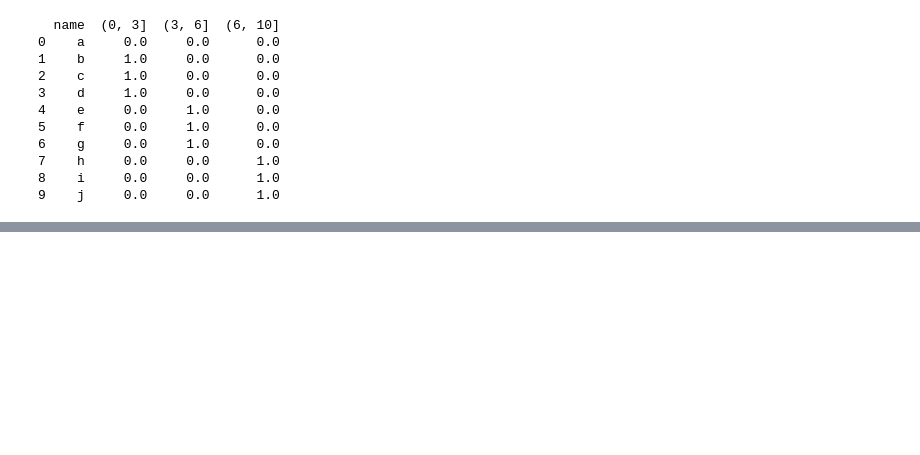
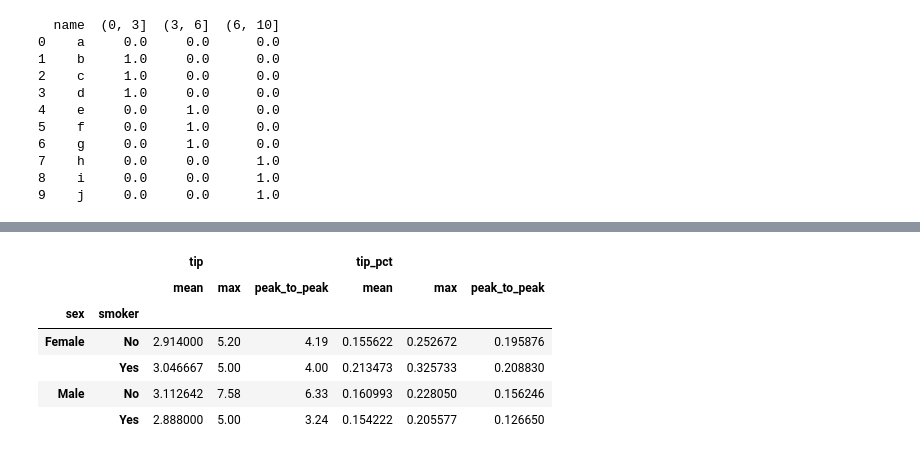
Before and after one commit to jeffmxh/jupyter_notebook, a Jupyter notebook: pandas_learn.ipynb, the cells around one changed output, grey strips where cells are left out. Saved outputs shown, nothing was run; the diff lists cells and outputs as text; code cells hidden in the pictures; blank space fills up the shorter version.

```diff
--- a/pandas_learn.ipynb
+++ b/pandas_learn.ipynb
@@ -293,3 +291,30 @@ tenor         1         3         5         1         3
 | 1 | 2 | 3 |
 | 2 | 2 | 3 |
 | 3 | 2 | 3 |
+# %%
+# agg应用自定义函数
+
+# 自定义极差函数
+def peak_to_peak(arr):
+    result = arr.max() - arr.min()
+    return result
+
+tips = pd.read_csv('tips.csv')
+
+# 添加“小费占总额百分比”的列
+tips['tip_pct'] = tips['tip']/tips['total_bill']
+tips[:6]
+
+# 应用自定义函数
+tips.groupby(['sex','smoker'])[['tip_pct']].agg(peak_to_peak)
+
+# 对多列应用多种函数
+tips.groupby(['sex','smoker'])[['tip','tip_pct']].agg(['mean','max',peak_to_peak])
+# %% [output]
+|  |  | tip |  |  | tip_pct |  |  |
+|  |  | mean | max | peak_to_peak | mean | max | peak_to_peak |
+| sex | smoker |  |  |  |  |  |  |
+| Female | No | 2.914000 | 5.20 | 4.19 | 0.155622 | 0.252672 | 0.195876 |
+|  | Yes | 3.046667 | 5.00 | 4.00 | 0.213473 | 0.325733 | 0.208830 |
+| Male | No | 3.112642 | 7.58 | 6.33 | 0.160993 | 0.228050 | 0.156246 |
+|  | Yes | 2.888000 | 5.00 | 3.24 | 0.154222 | 0.205577 | 0.126650 |
```
Also changed, not shown: parts of 14 cells of this notebook, 2 other files.
